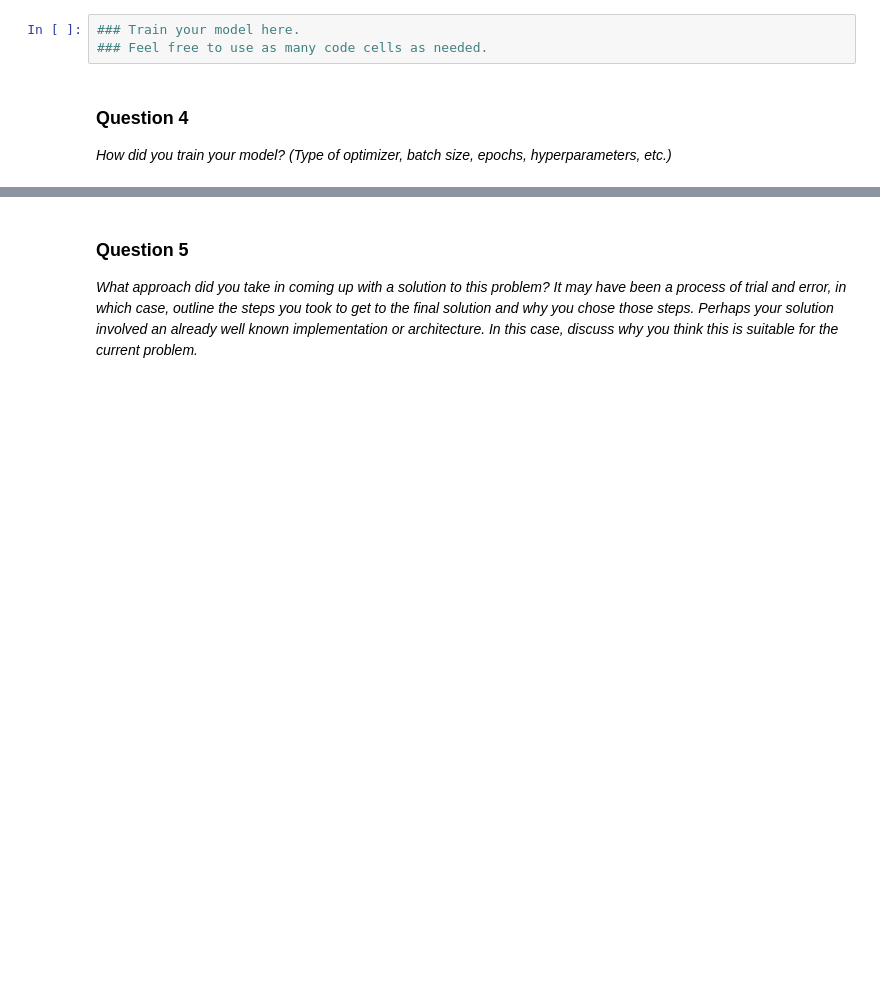
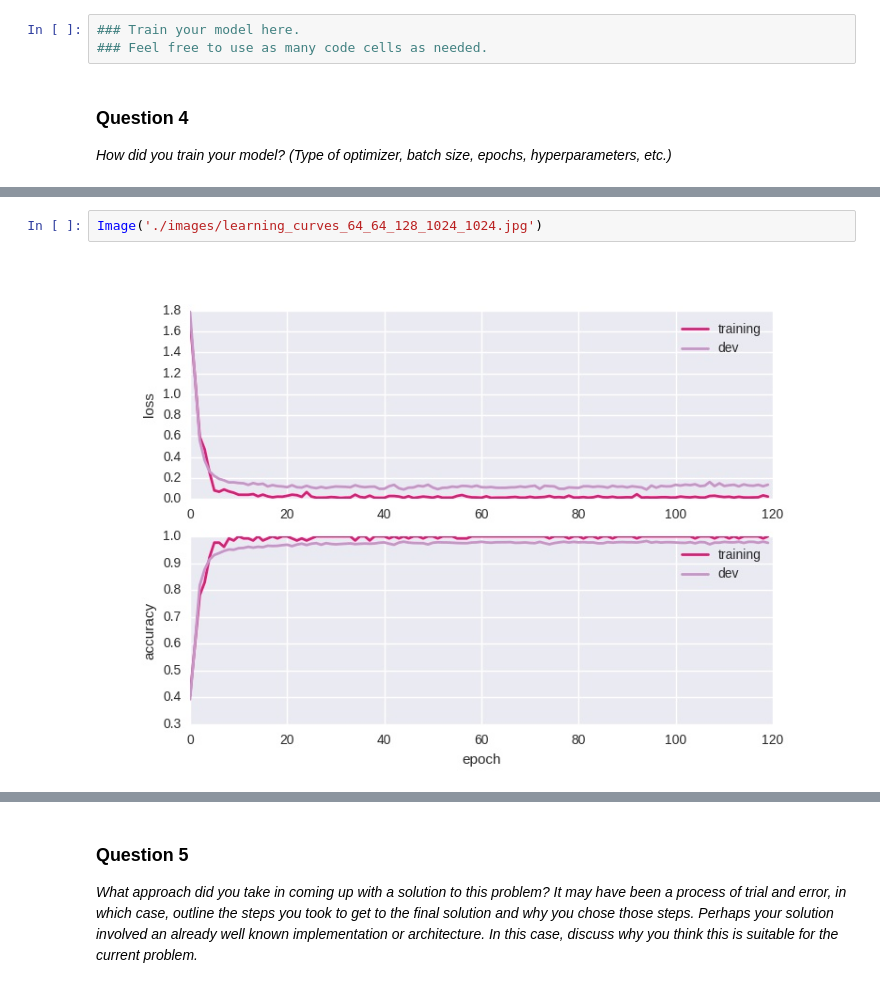
Before and after one commit to upul/Traffic-Signs, a Jupyter notebook: Traffic_Signs_Recognition.ipynb, the cells around one changed output, grey strips where cells are left out. Cells and saved outputs as stored; diff of their text form; blank space fills up the shorter version.

```diff
--- a/Traffic_Signs_Recognition.ipynb
+++ b/Traffic_Signs_Recognition.ipynb
@@ -435,0 +501,4 @@ _How did you train your model? (Type of optimizer, batch size, epochs, hyperpara
+# %%
+Image('./images/learning_curves_64_64_128_1024_1024.jpg')
+# %% [output]
+[figure, added]
```
Also changed, not shown: parts of 20 cells of this notebook, 6 other files.
